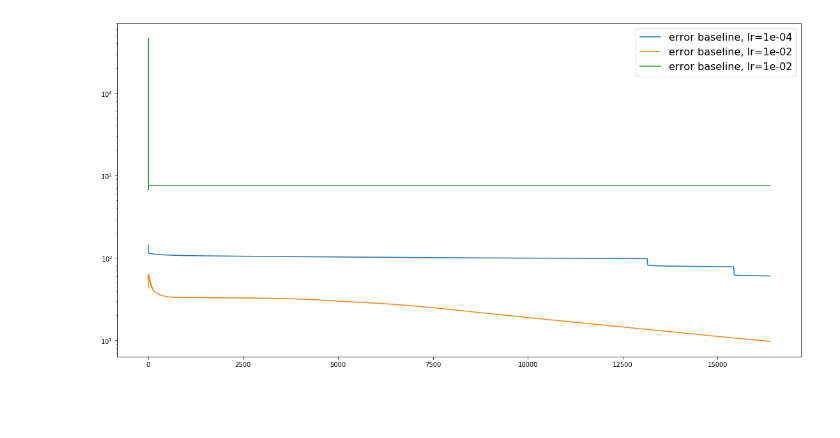
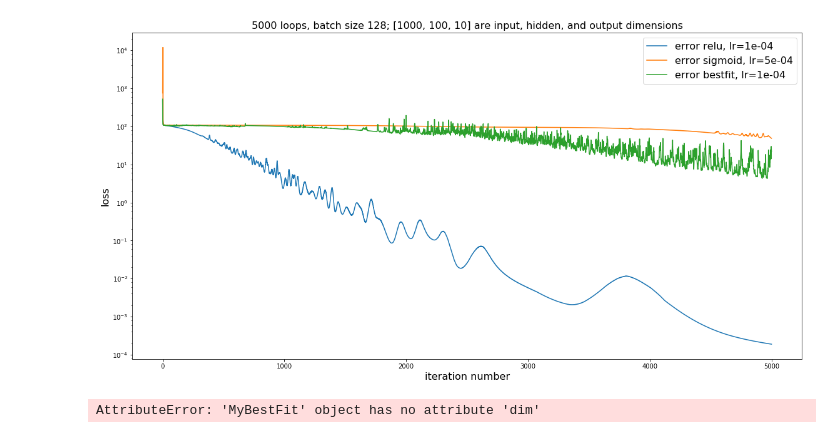
Before and after one commit to davbzn/pann, a Jupyter notebook: code/Jupyter/PyTorch/Network_Playground.ipynb, the cells around one changed output. Cells and saved outputs as stored; diff of their text form; code cells hidden in the pictures; blank space fills up the shorter version.

```diff
--- a/code/Jupyter/PyTorch/Network_Playground.ipynb
+++ b/code/Jupyter/PyTorch/Network_Playground.ipynb
@@ -297,19 +309,4 @@ for t in range(loops):
-# %%
-fig = plt.figure(figsize=(3*6.4, 2*4.8)) # default = 6.4, 4.8
-ax1 = fig.add_subplot(111)
-
-if logy:
-    for ii, ee in err.items():
-        ax1.semilogy(ee[1][:], label='error baseline, lr=%1.0e'%ee[0])
-else:
-    for ii, ee in err.items():
-        ax1.plot(ee[1][:], label='error baseline, lr=%1.0e'%ee[0])
-
-#ax1.set_xlabel('', fontsize = 16)
-#ax1.set_ylabel('', fontsize = 16)
-legend = ax1.legend(loc='best', fontsize=16)
-
-plt.show()
-plt.close()
-# %% [output]
-[figure, removed]
+# %%
+show_graph(show_type)
+# %% [output]
+[figure, added]
@@ -315,0 +359,57 @@ plt.close()
+# %%
+class MyBestSigmoid(torch.nn.Module):
+    def __init__(self, D_in, H, D_out):
+        """
+        In the constructor we instantiate two nn.Linear modules and assign them as
+        member variables.
+        """
+        super(MyBestSigmoid, self).__init__()
+        self.linear1   = torch.nn.Linear(D_in, H)
+        self.linear2   = torch.nn.Linear(H, H)
+        self.linearOut = torch.nn.Linear(H, D_out)
+
+    def forward(self, x):
+        """
+        In the forward function we accept a Variable of input data and we must return
+        a Variable of output data. We can use Modules defined in the constructor as
+        well as arbitrary operators on Variables.
+        """
+
+        h1 = MyBestFit( self.linear1(x) )
+
+        h2 = MyBestFit( self.linear2(h1) )
+
+        # sum (out) and the output
+        y_pred = self.linearOut(h1)
+
+        return y_pred # output = y_pred(icted)
+
+# Construct our model by instantiating the class defined above
+mybestmodel = MyBestSigmoid(D_in, H, D_out)
+
+# initialize dictionary item
+err[3] = ('myBestFit',best_lr,[])
+
+# The nn package also contains definitions of popular loss functions; in this
+# case we will use Mean Squared Error (MSE) as our loss function.
+criterion = torch.nn.MSELoss(size_average=False)
+optimizer = torch.optim.SGD(mybestmodel.parameters(), lr=err[3][1])
+
+for t in range(loops):
+    # Forward pass: Compute predicted y by passing x to the model
+    y_pred = mybestmodel(x)
+
+    # Compute and print loss
+    loss = criterion(y_pred, y)
+    err[2][2].append(loss.data[0])
+    if (t+1)%(loops//20) == 0:
+        print(t+1, loss.data[0])
+
+    # Zero gradients, perform a backward pass, and update the weights.
+    optimizer.zero_grad()
+    loss.backward()
+    optimizer.step()
+
+del criterion, optimizer
+# %% [output]
+AttributeError: 'MyBestFit' object has no attribute 'dim'
```
Also changed, not shown: parts of 12 cells of this notebook.
